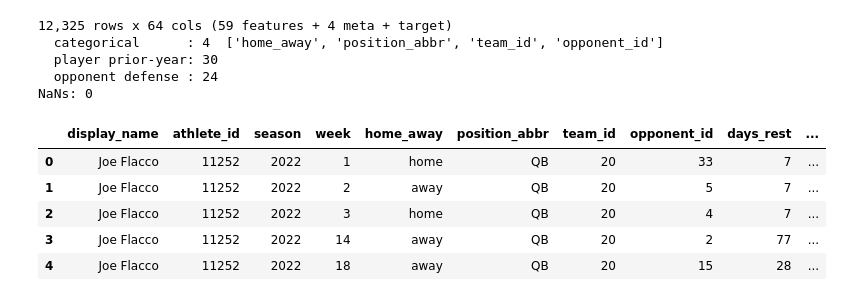
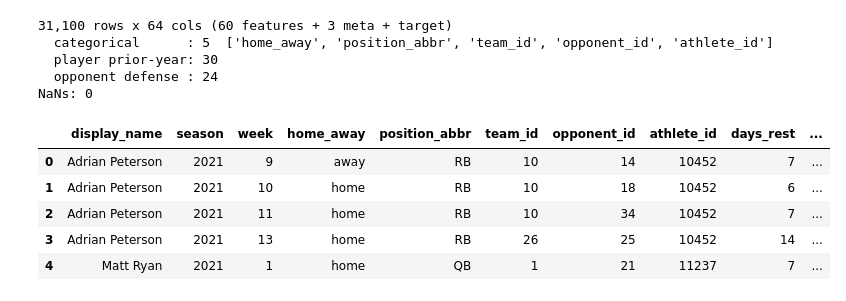
Before and after one commit to jamesterrell/Fantasy_Football_ML_v2, a Jupyter notebook: catboost_starter.ipynb, the cells around one changed output. Saved outputs shown, nothing was run; the diff lists cells and outputs as text; code cells hidden in the pictures.

```diff
--- a/catboost_starter.ipynb
+++ b/catboost_starter.ipynb
@@ -94,8 +97,9 @@ season_avg = season_avg.rename(
 
 feat = df.merge(season_avg, on=["athlete_id", "season"], how="left")
 
-# 2021 has no prior season in this pull, so it drops out.
-feat = feat[feat["season"] >= 2022].sort_values(["athlete_id", "season", "week"])
+# 2020 has no prior season in this pull (2019 was not backfilled), so it drops out
+# and exists only to feed 2021's prev_* features.
+feat = feat[feat["season"] >= 2021].sort_values(["athlete_id", "season", "week"])
 
 # Days since that player's previous game, reset each season.
 # First appearance of a season has no predecessor -> standard 7 days.
@@ -104,7 +108,7 @@ feat["days_rest"] = feat["days_rest"].fillna(7).astype(int)
 
 # team_id / opponent_id are numeric-looking strings; as categories CatBoost treats
 # them as labels instead of ordered numbers.
-CAT_COLS = ["home_away", "position_abbr", "team_id", "opponent_id"]
+CAT_COLS = ["home_away", "position_abbr", "team_id", "opponent_id", "athlete_id"]
 feat[CAT_COLS] = feat[CAT_COLS].astype("category")
 
 PREV_COLS = [c for c in feat.columns if c.startswith("prev_")]
@@ -172,35 +177,35 @@ feat[["display_name", "season", "week", "opponent_id",
 # %%
 # --- Modeling dataset ---
 # Every same-game box-score column is dropped here: those describe the game being
 # predicted, so keeping them would leak the target. Only prior-season averages and
 # pre-kickoff context survive.
 
 TARGET = "fp_ppr"
 
 # Carried for slicing/inspection, not fed to the model.
-META_COLS = ["display_name", "athlete_id", "season", "week"]
+META_COLS = ["display_name", "season", "week"]
 
 FEATURE_COLS = CAT_COLS + ["days_rest"] + PREV_COLS + OPP_COLS
 
 model_df = feat[META_COLS + FEATURE_COLS + [TARGET]].reset_index(drop=True)
 
 print(f"{model_df.shape[0]:,} rows x {model_df.shape[1]} cols "
       f"({len(FEATURE_COLS)} features + {len(META_COLS)} meta + target)")
 print(f"  categorical      : {len(CAT_COLS)}  {CAT_COLS}")
 print(f"  player prior-year: {len(PREV_COLS)}")
 print(f"  opponent defense : {len(OPP_COLS)}")
 print("NaNs:", int(model_df.isna().sum().sum()))
 model_df.head()
 # %% [output]
-12,325 rows x 64 cols (59 features + 4 meta + target)
-  categorical      : 4  ['home_away', 'position_abbr', 'team_id', 'opponent_id']
+31,100 rows x 64 cols (60 features + 3 meta + target)
+  categorical      : 5  ['home_away', 'position_abbr', 'team_id', 'opponent_id', 'athlete_id']
   player prior-year: 30
   opponent defense : 24
 NaNs: 0
-|  | display_name | athlete_id | season | week | home_away | position_abbr | team_id | opponent_id | days_rest | ... |
-| 0 | Joe Flacco | 11252 | 2022 | 1 | home | QB | 20 | 33 | 7 | ... |
-| 1 | Joe Flacco | 11252 | 2022 | 2 | away | QB | 20 | 5 | 7 | ... |
-| 2 | Joe Flacco | 11252 | 2022 | 3 | home | QB | 20 | 4 | 7 | ... |
-| 3 | Joe Flacco | 11252 | 2022 | 14 | away | QB | 20 | 2 | 77 | ... |
-| 4 | Joe Flacco | 11252 | 2022 | 18 | away | QB | 20 | 15 | 28 | ... |
+|  | display_name | season | week | home_away | position_abbr | team_id | opponent_id | athlete_id | days_rest | ... |
+| 0 | Adrian Peterson | 2021 | 9 | away | RB | 10 | 14 | 10452 | 7 | ... |
+| 1 | Adrian Peterson | 2021 | 10 | home | RB | 10 | 18 | 10452 | 6 | ... |
+| 2 | Adrian Peterson | 2021 | 11 | home | RB | 10 | 34 | 10452 | 7 | ... |
+| 3 | Adrian Peterson | 2021 | 13 | home | RB | 26 | 25 | 10452 | 14 | ... |
+| 4 | Matt Ryan | 2021 | 1 | home | QB | 1 | 21 | 11237 | 7 | ... |
 # %%
```
Also changed, not shown: parts of 10 cells of this notebook, 3 other files.
